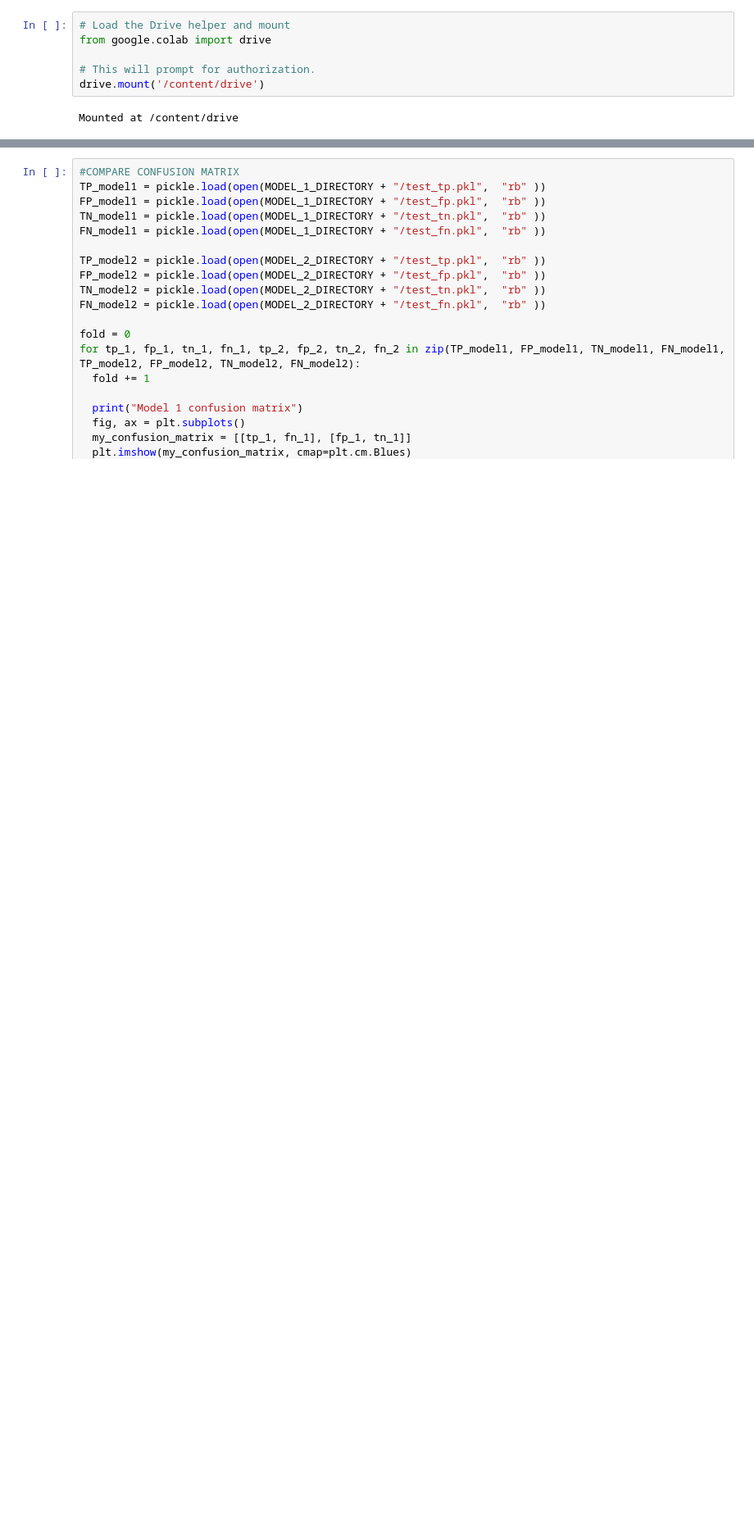
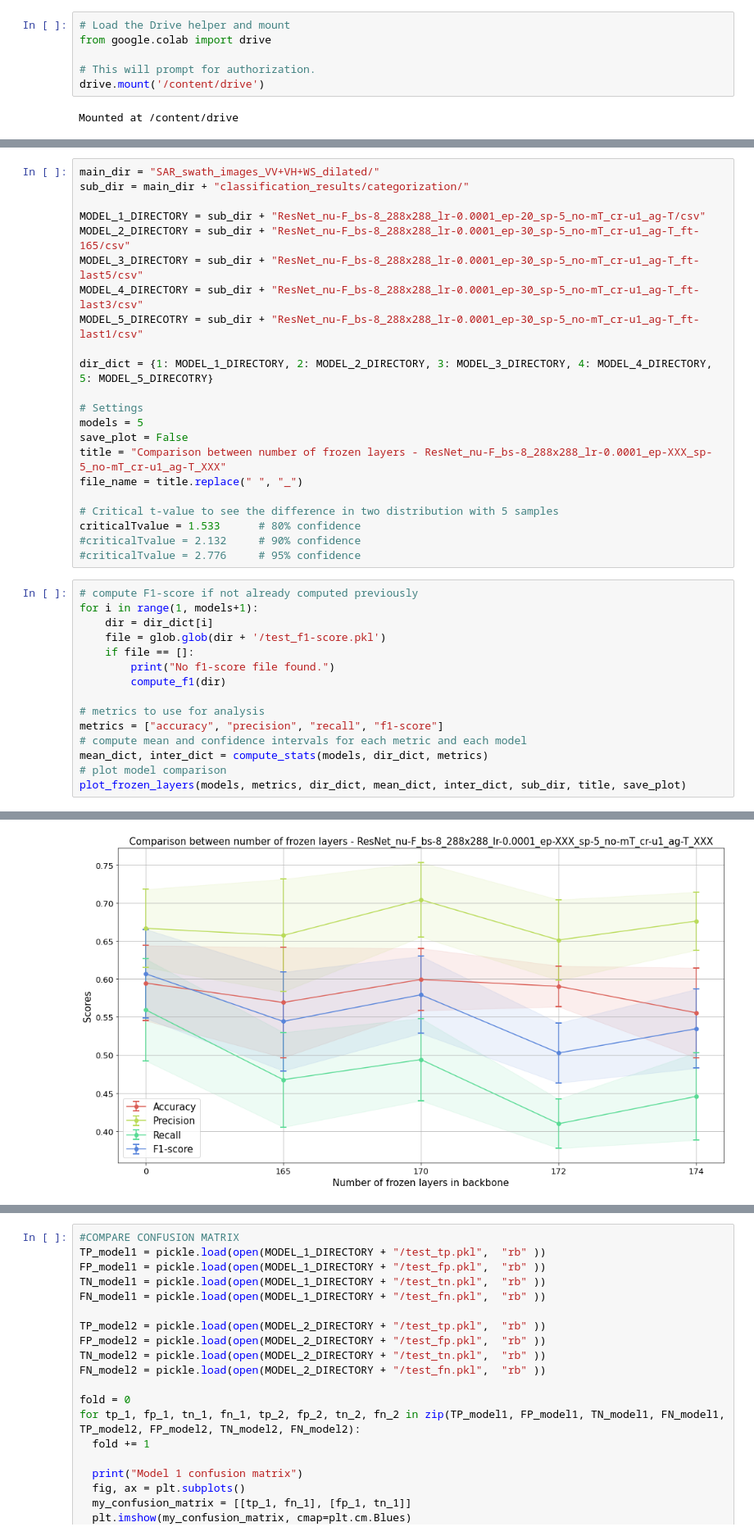
Before and after one commit to raquelcarmo/tropical_cyclones, a Jupyter notebook: src/code/TC_model_comparison.ipynb, the cells around one changed output, grey strips where cells are left out. Shown at 82% size. Cells and saved outputs as stored; diff of their text form; blank space fills up the shorter version.

```diff
--- a/src/code/TC_model_comparison.ipynb
+++ b/src/code/TC_model_comparison.ipynb
@@ -67,0 +258,38 @@ MODEL_2_DIRECTORY = sub_dir + "ResNet_Numeric-F_BatchSize-8_lr-0.0001_Epochs-20_
+# %%
+main_dir = "SAR_swath_images_VV+VH+WS_dilated/"
+sub_dir = main_dir + "classification_results/categorization/"
+
+MODEL_1_DIRECTORY = sub_dir + "ResNet_nu-F_bs-8_288x288_lr-0.0001_ep-20_sp-5_no-mT_cr-u1_ag-T/csv"
+MODEL_2_DIRECTORY = sub_dir + "ResNet_nu-F_bs-8_288x288_lr-0.0001_ep-30_sp-5_no-mT_cr-u1_ag-T_ft-165/csv"
+MODEL_3_DIRECTORY = sub_dir + "ResNet_nu-F_bs-8_288x288_lr-0.0001_ep-30_sp-5_no-mT_cr-u1_ag-T_ft-last5/csv"
+MODEL_4_DIRECTORY = sub_dir + "ResNet_nu-F_bs-8_288x288_lr-0.0001_ep-30_sp-5_no-mT_cr-u1_ag-T_ft-last3/csv"
+MODEL_5_DIRECOTRY = sub_dir + "ResNet_nu-F_bs-8_288x288_lr-0.0001_ep-30_sp-5_no-mT_cr-u1_ag-T_ft-last1/csv"
+
+dir_dict = {1: MODEL_1_DIRECTORY, 2: MODEL_2_DIRECTORY, 3: MODEL_3_DIRECTORY, 4: MODEL_4_DIRECTORY, 5: MODEL_5_DIRECOTRY}
+
+# Settings
+models = 5
+save_plot = False
+title = "Comparison between number of frozen layers - ResNet_nu-F_bs-8_288x288_lr-0.0001_ep-XXX_sp-5_no-mT_cr-u1_ag-T_XXX"
+file_name = title.replace(" ", "_")
+
+# Critical t-value to see the difference in two distribution with 5 samples
+criticalTvalue = 1.533      # 80% confidence
+#criticalTvalue = 2.132     # 90% confidence
+#criticalTvalue = 2.776     # 95% confidence
+# %%
+# compute F1-score if not already computed previously
+for i in range(1, models+1):
+    dir = dir_dict[i]
+    file = glob.glob(dir + '/test_f1-score.pkl')
+    if file == []:
+        print("No f1-score file found.")
+        compute_f1(dir)
+
+# metrics to use for analysis
+metrics = ["accuracy", "precision", "recall", "f1-score"]
+# compute mean and confidence intervals for each metric and each model
+mean_dict, inter_dict = compute_stats(models, dir_dict, metrics)
+# plot model comparison
+plot_frozen_layers(models, metrics, dir_dict, mean_dict, inter_dict, sub_dir, title, save_plot)
+# %% [output]
@@ -67,0 +313 @@ MODEL_2_DIRECTORY = sub_dir + "ResNet_Numeric-F_BatchSize-8_lr-0.0001_Epochs-20_
+[figure, added]
```
Also changed, not shown: parts of 17 cells of this notebook.
